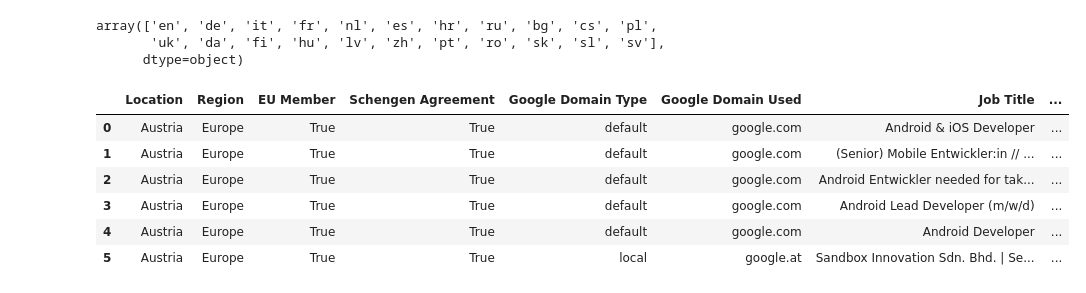
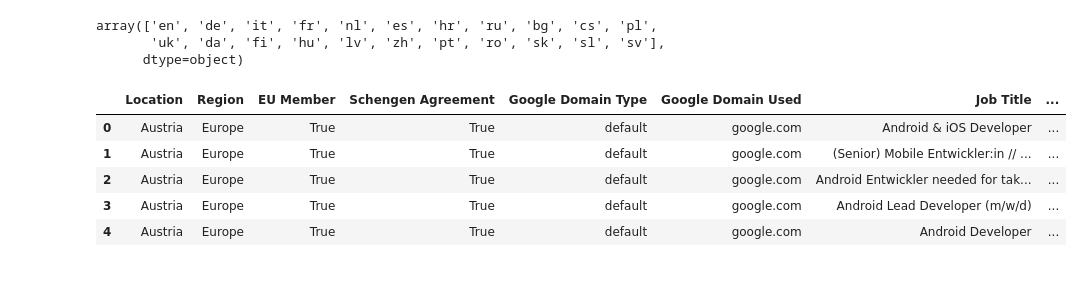
Before and after one commit to S0la1re/Research-work-new, a Jupyter notebook: Data Processing/Data Preparation.ipynb, the cells around one changed output. Cells and saved outputs as stored; diff of their text form; code cells hidden in the pictures.

```diff
--- a/Data Processing/Data Preparation.ipynb
+++ b/Data Processing/Data Preparation.ipynb
@@ -440,18 +440,17 @@ language_mapping = {
 
 df_language['Language Name'] = df_language['Language'].map(language_mapping)
 # %%
-test = df_language[df_language['Language Name'] == 'German'].head(5)
+test = df_language[df_language['Language Name'] == 'German'].head(14)
 test_en = df_language[df_language['Language Name'] == 'English'].head(1)
 test_all = pd.concat([test, test_en], ignore_index=True)
-test_all
+test_all.head()
 # %% [output]
 |  | Location | Region | EU Member | Schengen Agreement | Google Domain Type | Google Domain Used | Job Title | ... |
 | 0 | Austria | Europe | True | True | default | google.com | Android & iOS Developer | ... |
 | 1 | Austria | Europe | True | True | default | google.com | (Senior) Mobile Entwickler:in // ... | ... |
 | 2 | Austria | Europe | True | True | default | google.com | Android Entwickler needed for tak... | ... |
 | 3 | Austria | Europe | True | True | default | google.com | Android Lead Developer (m/w/d) | ... |
 | 4 | Austria | Europe | True | True | default | google.com | Android Developer | ... |
-| 5 | Austria | Europe | True | True | local | google.at | Sandbox Innovation Sdn. Bhd. | Se... | ... |
 # %%
 async def translate_non_english_descriptions(df, language_col, job_desc_col, translated_col, client, gpt_model, batch_size=10, concurrency_limit=10, cache_file="./cache/job_description_english_cache.json"):
     """
```
Also changed, not shown: parts of 9 cells of this notebook.
